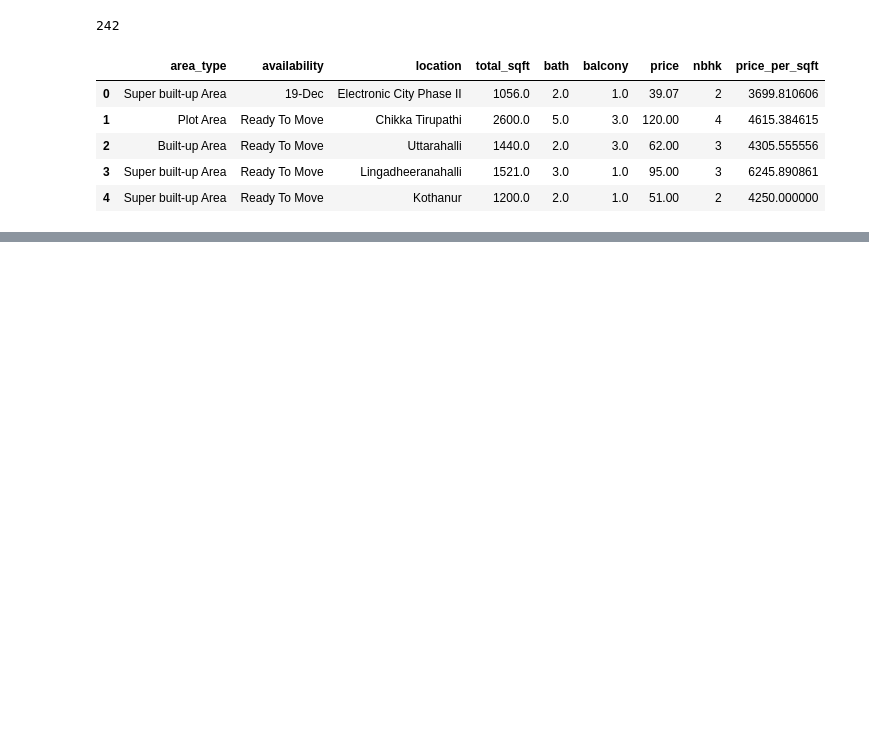
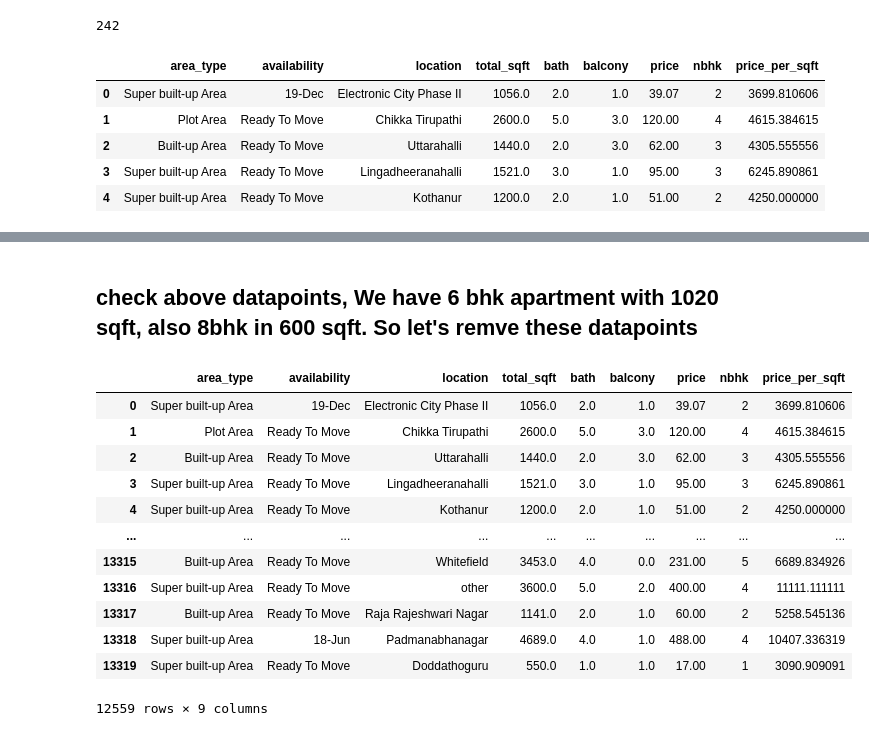
Before and after one commit to SachinMishra-ux/Digikull_March_house, a Jupyter notebook: Bangalore_house_price_prediction.ipynb, the cells around one changed output, grey strips where cells are left out. Saved outputs shown, nothing was run; the diff lists cells and outputs as text; code cells hidden in the pictures; blank space fills up the shorter version.

```diff
--- a/Bangalore_house_price_prediction.ipynb
+++ b/Bangalore_house_price_prediction.ipynb
@@ -475,0 +487,19 @@ df4.head()
+# %% [markdown]
+## check above datapoints, We have 6 bhk apartment with 1020 sqft, also 8bhk in 600 sqft. So let's remve these datapoints
+# %%
+df5= df4[~(df4.total_sqft/df4.nbhk<300)]
+df5
+# %% [output]
+|  | area_type | availability | location | total_sqft | bath | balcony | price | nbhk | price_per_sqft |
+| 0 | Super built-up Area | 19-Dec | Electronic City Phase II | 1056.0 | 2.0 | 1.0 | 39.07 | 2 | 3699.810606 |
+| 1 | Plot Area | Ready To Move | Chikka Tirupathi | 2600.0 | 5.0 | 3.0 | 120.00 | 4 | 4615.384615 |
+| 2 | Built-up Area | Ready To Move | Uttarahalli | 1440.0 | 2.0 | 3.0 | 62.00 | 3 | 4305.555556 |
+| 3 | Super built-up Area | Ready To Move | Lingadheeranahalli | 1521.0 | 3.0 | 1.0 | 95.00 | 3 | 6245.890861 |
+| 4 | Super built-up Area | Ready To Move | Kothanur | 1200.0 | 2.0 | 1.0 | 51.00 | 2 | 4250.000000 |
+| ... | ... | ... | ... | ... | ... | ... | ... | ... | ... |
+| 13315 | Built-up Area | Ready To Move | Whitefield | 3453.0 | 4.0 | 0.0 | 231.00 | 5 | 6689.834926 |
+| 13316 | Super built-up Area | Ready To Move | other | 3600.0 | 5.0 | 2.0 | 400.00 | 4 | 11111.111111 |
+| 13317 | Built-up Area | Ready To Move | Raja Rajeshwari Nagar | 1141.0 | 2.0 | 1.0 | 60.00 | 2 | 5258.545136 |
+| 13318 | Super built-up Area | 18-Jun | Padmanabhanagar | 4689.0 | 4.0 | 1.0 | 488.00 | 4 | 10407.336319 |
+| 13319 | Super built-up Area | Ready To Move | Doddathoguru | 550.0 | 1.0 | 1.0 | 17.00 | 1 | 3090.909091 |
+12559 rows × 9 columns
```
Also changed, not shown: parts of 6 cells of this notebook.
